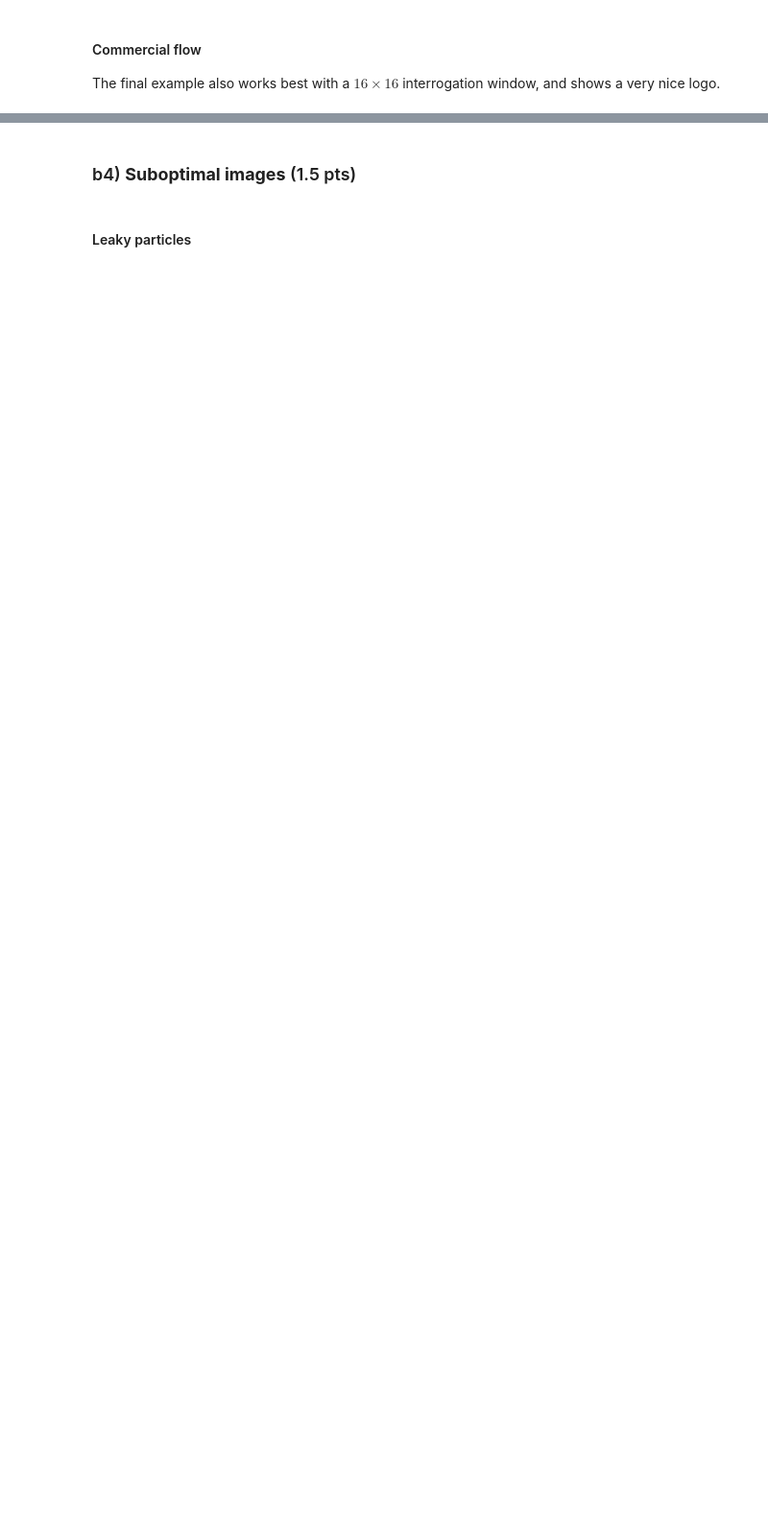
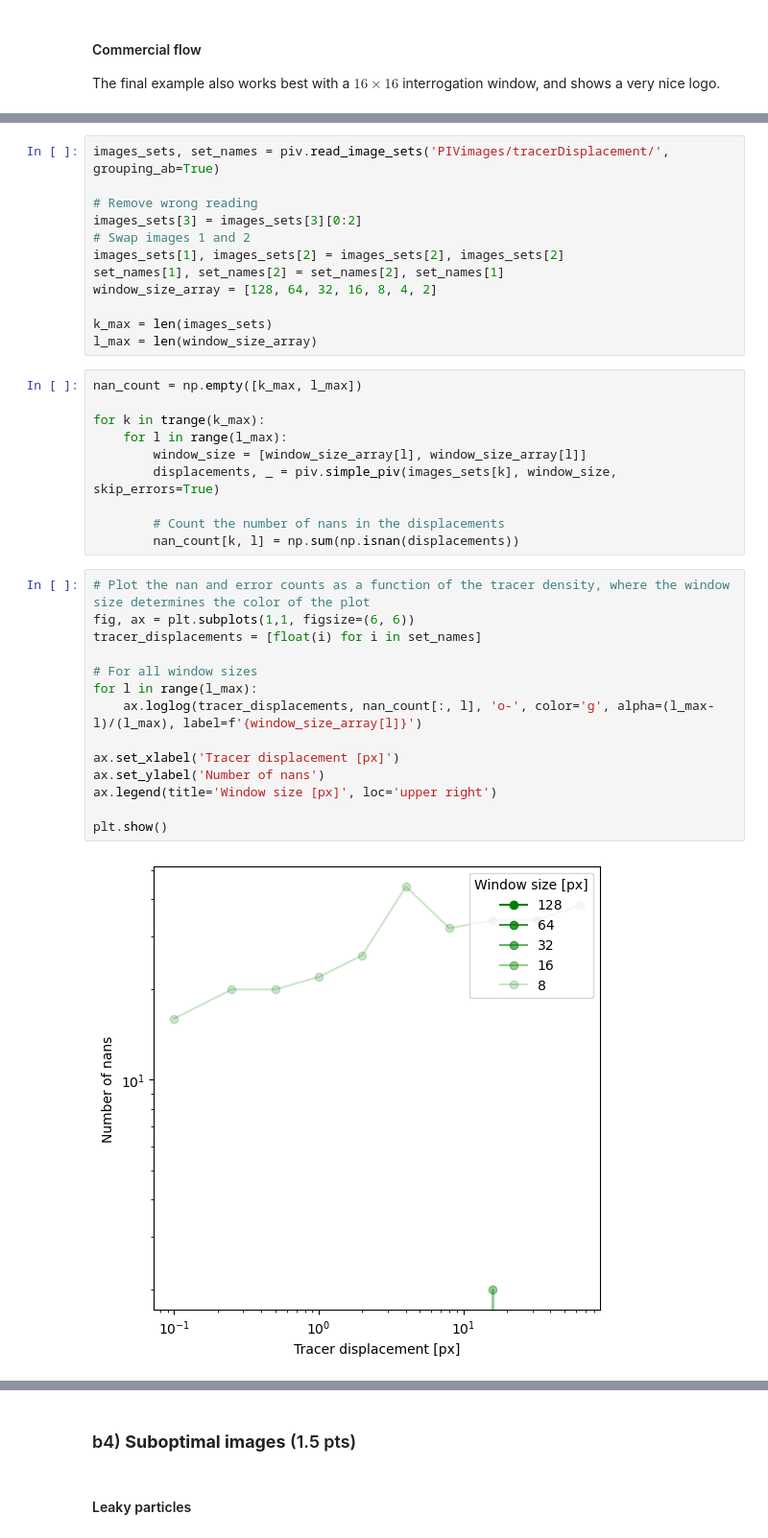
Before and after one commit to TFLVerouden/ETPoF, a Jupyter notebook: HW4/ETPoF_HW4.ipynb, the cells around one changed output, grey strips where cells are left out. Shown at 96% size. Saved outputs shown, nothing was run; the diff lists cells and outputs as text; blank space fills up the shorter version.

```diff
--- a/HW4/ETPoF_HW4.ipynb
+++ b/HW4/ETPoF_HW4.ipynb
@@ -279,0 +292,38 @@ Peak is at the edge of the correlation array
+# %%
+images_sets, set_names = piv.read_image_sets('PIVimages/tracerDisplacement/', grouping_ab=True)
+
+# Remove wrong reading
+images_sets[3] = images_sets[3][0:2]
+# Swap images 1 and 2
+images_sets[1], images_sets[2] = images_sets[2], images_sets[2]
+set_names[1], set_names[2] = set_names[2], set_names[1]
+window_size_array = [128, 64, 32, 16, 8, 4, 2]
+
+k_max = len(images_sets)
+l_max = len(window_size_array)
+# %%
+nan_count = np.empty([k_max, l_max])
+
+for k in trange(k_max):
+    for l in range(l_max):
+        window_size = [window_size_array[l], window_size_array[l]]
+        displacements, _ = piv.simple_piv(images_sets[k], window_size, skip_errors=True)
+
+        # Count the number of nans in the displacements
+        nan_count[k, l] = np.sum(np.isnan(displacements))
+# %%
+# Plot the nan and error counts as a function of the tracer density, where the window size determines the color of the plot
+fig, ax = plt.subplots(1,1, figsize=(6, 6))
+tracer_displacements = [float(i) for i in set_names]
+
+# For all window sizes
+for l in range(l_max):
+    ax.loglog(tracer_displacements, nan_count[:, l], 'o-', color='g', alpha=(l_max-l)/(l_max), label=f'{window_size_array[l]}')
+
+ax.set_xlabel('Tracer displacement [px]')
+ax.set_ylabel('Number of nans')
+ax.legend(title='Window size [px]', loc='upper right')
+
+plt.show()
+# %% [output]
+[figure, added]
```
Also changed, not shown: parts of 21 cells of this notebook.
